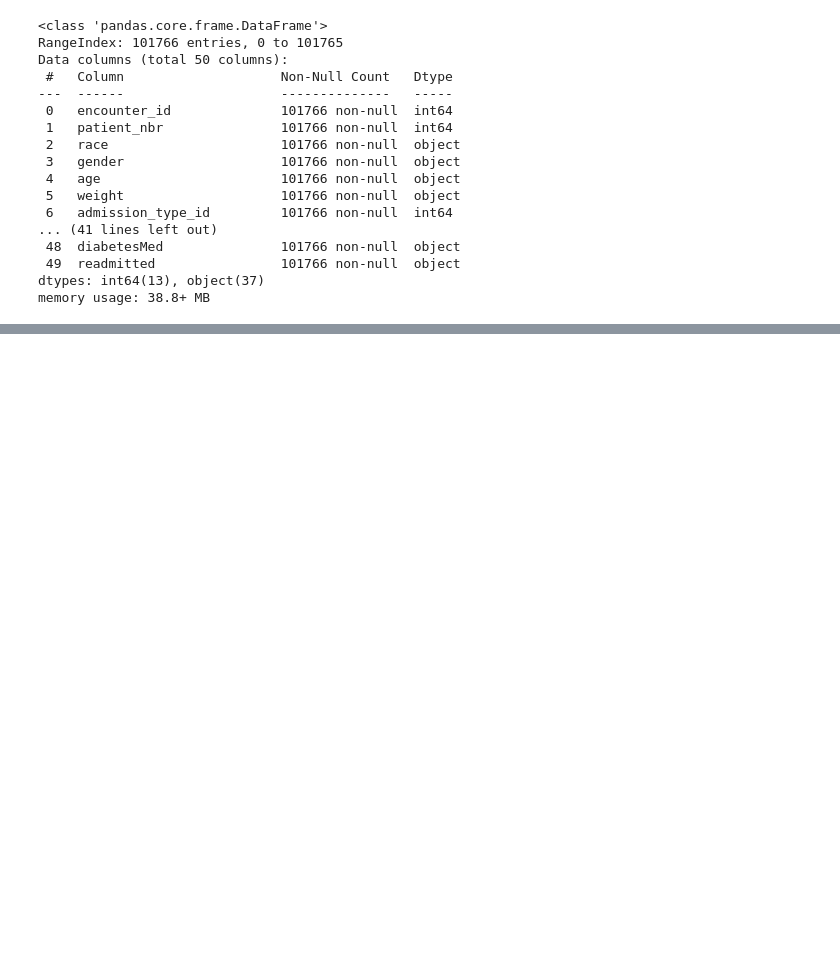
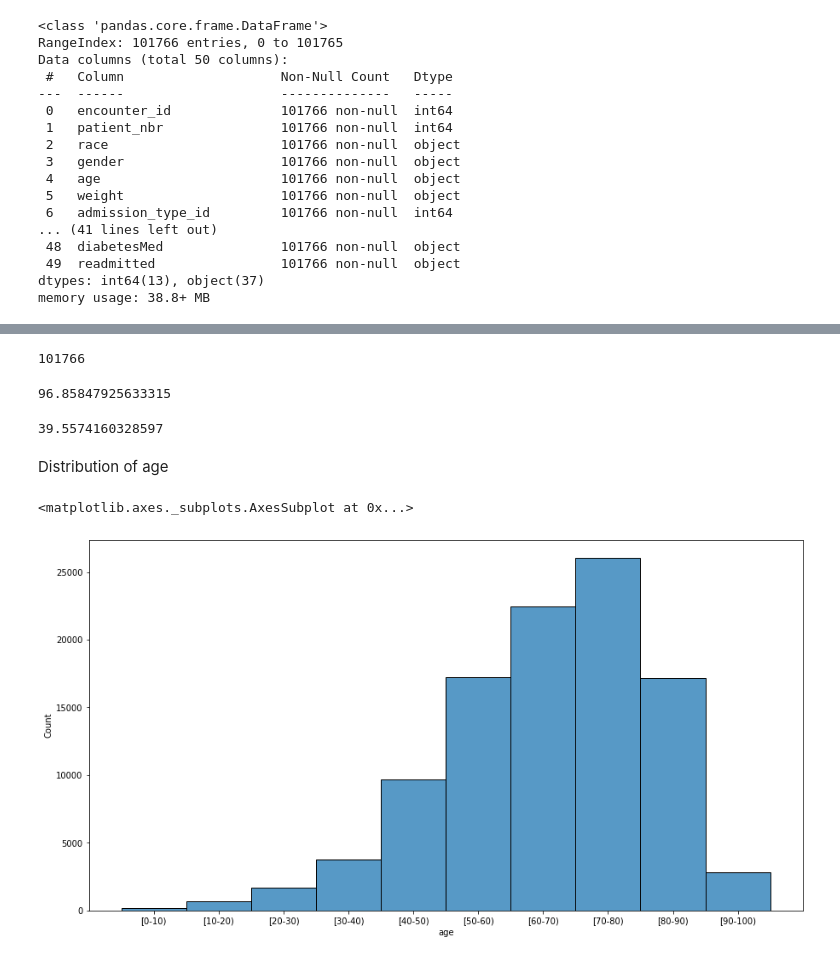
Before and after one commit to unitxero/Data_Analysis_MC, a Jupyter notebook: Mini_Project_2.ipynb, the cells around one changed output, grey strips where cells are left out. Cells and saved outputs as stored; diff of their text form; code cells hidden in the pictures; blank space fills up the shorter version.

```diff
--- a/Mini_Project_2.ipynb
+++ b/Mini_Project_2.ipynb
@@ -80,0 +205,12 @@ memory usage: 38.8+ MB
+# %%
+# seeing the total amount of rows in this column to divide by unknown_weight
+len(df['weight'])
+# %% [output]
+101766
+# %%
+# The value '?' is 96.85%
+# of the entire column, so it will be disregarded for further analysis
+# as too much information is missing here
+(unknown_weight / len(df['weight'])) * 100
+# %% [output]
+96.85847925633315
@@ -80,0 +220,19 @@ memory usage: 38.8+ MB
+# %%
+# 39.55% of the data is missing payer_Zcode
+# though I'm not sure if that is a indepdent variable I would use for
+# any meaningful calculations
+(unknown_payer_code / len(df['payer_code'])) * 100
+# %% [output]
+39.5574160328597
+# %% [markdown]
+Distribution of age
+# %%
+# distribution of age
+# there seems to be an overlap in age
+# from 0-10, 10 overlaps at bin 10-20, so there is data inconsistency
+# for the age bin as 10 appears in two bins, this happens to other ages as well
+plt.figure(figsize = (15,8))
+sns.histplot(data=df, x="age")
+# %% [output]
+<matplotlib.axes._subplots.AxesSubplot at 0x...>
+[figure, added]
```
Also changed, not shown: parts of 17 cells of this notebook.
